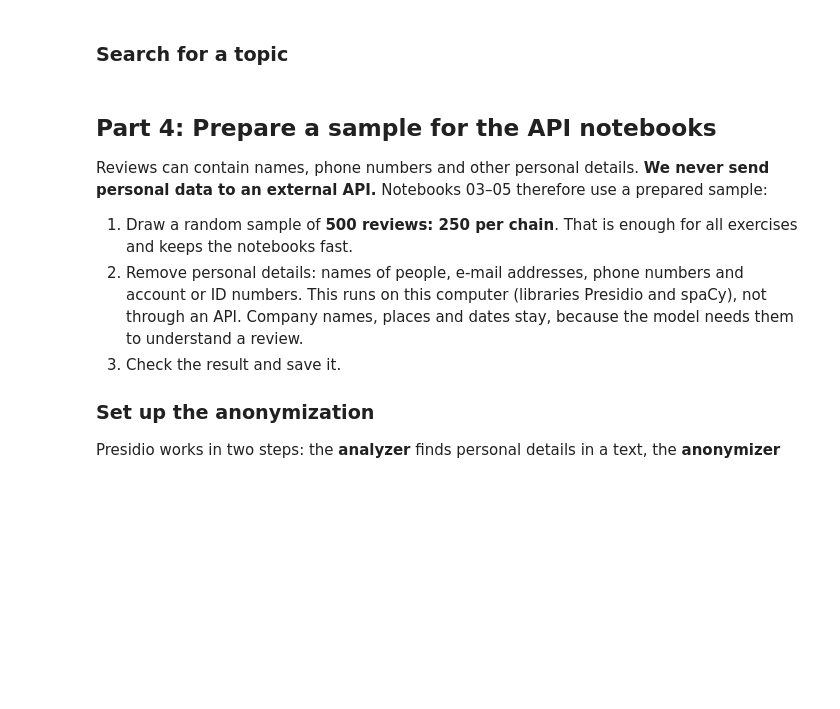
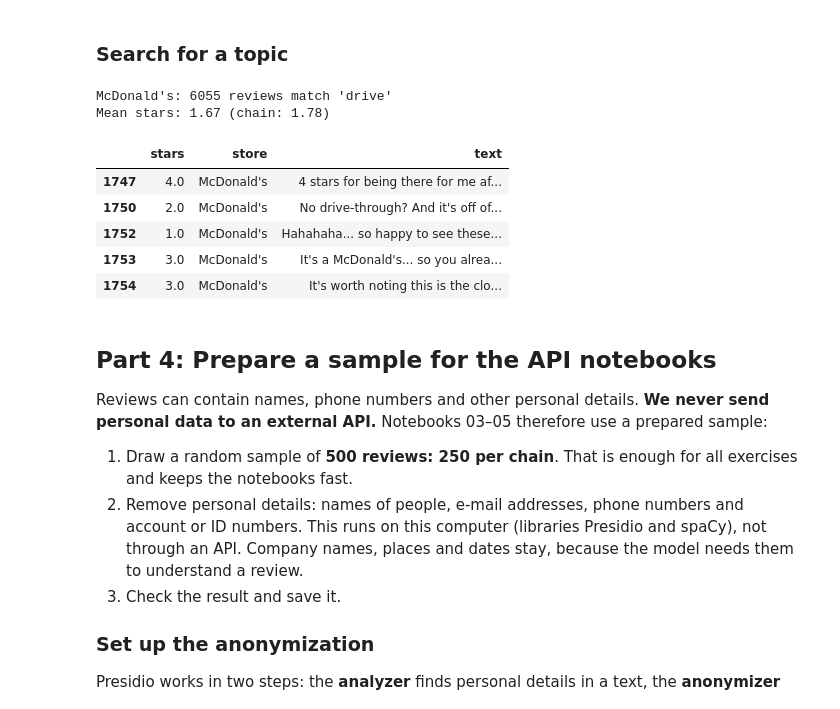
Before and after one commit to simonschmid30/llm_fundamentals, a Jupyter notebook: 01_Explore_Yelp_Data/explore_yelp_data.ipynb, the cells around one changed output. Drawn from its saved outputs; the diff is of its cells as text; code cells hidden in the pictures; blank space fills up the shorter version.

```diff
--- a/01_Explore_Yelp_Data/explore_yelp_data.ipynb
+++ b/01_Explore_Yelp_Data/explore_yelp_data.ipynb
@@ -137,15 +188,24 @@ for stars in [1, 3, 5]:
 # %%
 # TODO: try 'fries' for McDonald's or 'assembly' for IKEA
 topic = "drive"
 
 # Reviews that contain the search term
 hits = reviews[reviews["text"].str.contains(topic, case=False, regex=False)]
 print(f"{CHAIN}: {len(hits)} reviews match '{topic}'")
 print(
     f"Mean stars: {hits['stars'].mean():.2f} "
     f"(chain: {reviews['stars'].mean():.2f})"
 )
-hits[["stars", "store", "text"]].head(5)
+hits[["stars", "store", "text"]].head()
+# %% [output]
+McDonald's: 6055 reviews match 'drive'
+Mean stars: 1.67 (chain: 1.78)
+|  | stars | store | text |
+| 1747 | 4.0 | McDonald's | 4 stars for being there for me af... |
+| 1750 | 2.0 | McDonald's | No drive-through? And it's off of... |
+| 1752 | 1.0 | McDonald's | Hahahaha... so happy to see these... |
+| 1753 | 3.0 | McDonald's | It's a McDonald's... so you alrea... |
+| 1754 | 3.0 | McDonald's | It's worth noting this is the clo... |
 # %% [markdown]
 ## Part 4: Prepare a sample for the API notebooks
 
```
Also changed, not shown: parts of 19 cells of this notebook, 3 other files.
